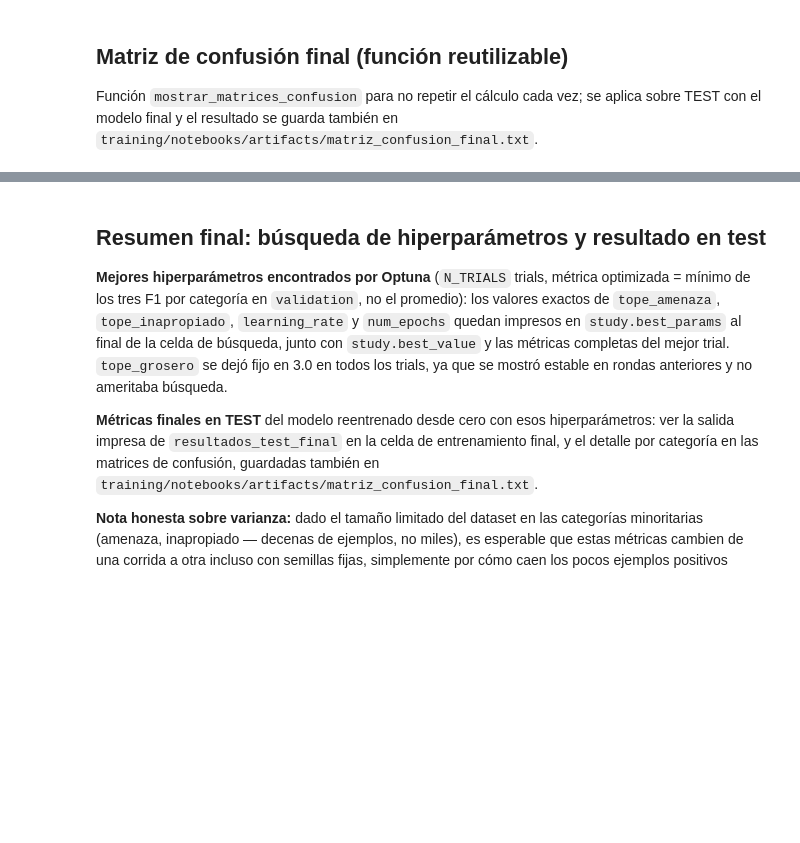
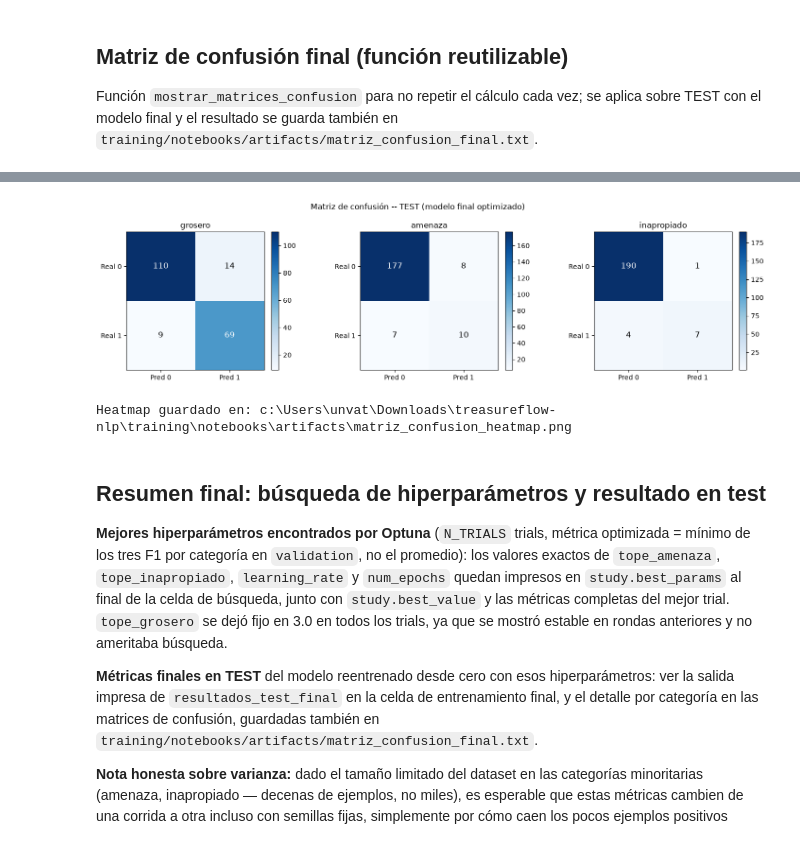
Before and after one commit to MolinaMendozaCarlosFabricio/treasureflow-nlp, a Jupyter notebook: training/notebooks/NLP_treasureflow.ipynb, the cells around one changed output, grey strips where cells are left out. Drawn from its saved outputs; the diff is of its cells as text; code cells hidden in the pictures; blank space fills up the shorter version.

Commit message:
feat: Matriz de confusión con datos de prueba externos

```diff
--- a/training/notebooks/NLP_treasureflow.ipynb
+++ b/training/notebooks/NLP_treasureflow.ipynb
@@ -1390,0 +1366,13 @@ Matrices guardadas en: c:\Users\unvat\Downloads\treasureflow-nlp\training\notebo
+# %%
+# La aplicamos sobre TEST con el modelo final ya reentrenado, y guardamos
+# el resultado en un archivo de texto plano para el reporte del proyecto.
+ARTIFACTS_DIR = PROJECT_ROOT / "training" / "notebooks" / "artifacts"
+ARTIFACTS_DIR.mkdir(parents=True, exist_ok=True)
+
+texto_matrices_test, matrices_test = mostrar_matrices_confusion(
+    trainer, dataset_tokenizado["test"], "TEST (modelo final optimizado)"
+)
+
+ruta_matriz_txt = ARTIFACTS_DIR / "matriz_confusion_final.txt"
+ruta_matriz_txt.write_text(texto_matrices_test, encoding="utf-8")
+print(f"\nMatrices guardadas en: {ruta_matriz_txt}")
@@ -1391,3 +1406,53 @@ Matrices guardadas en: c:\Users\unvat\Downloads\treasureflow-nlp\training\notebo
+# %%
+import matplotlib.pyplot as plt
+
+
+def graficar_heatmap_matrices_confusion(matrices, nombre_split):
+    """Dibuja un heatmap 2x2 por categoria a partir de las matrices ya
+    calculadas por mostrar_matrices_confusion (mismo dato, complementa la
+    version en texto plano). Guarda la figura en artifacts/ y la muestra.
+    """
+    fig, ejes = plt.subplots(1, len(LABEL_COLUMNS), figsize=(5 * len(LABEL_COLUMNS), 4))
+    if len(LABEL_COLUMNS) == 1:
+        ejes = [ejes]
+
+    columnas = ["Pred 0", "Pred 1"]
+    filas = ["Real 0", "Real 1"]
+
+    for ax, nombre, matriz in zip(ejes, LABEL_COLUMNS, matrices):
+        im = ax.imshow(matriz, cmap="Blues")
+
+        ax.set_xticks(range(2))
+        ax.set_xticklabels(columnas)
+        ax.set_yticks(range(2))
+        ax.set_yticklabels(filas)
+        ax.set_title(nombre)
+
+        # Texto blanco sobre celdas oscuras, negro sobre celdas claras.
+        valor_medio = matriz.max() / 2
+        for fila in range(2):
+            for col in range(2):
+                valor = matriz[fila, col]
+                color_texto = "white" if valor > valor_medio else "black"
+                ax.text(col, fila, str(valor), ha="center", va="center",
+                        color=color_texto, fontsize=12)
+
+        fig.colorbar(im, ax=ax, fraction=0.046, pad=0.04)
+
+    fig.suptitle(f"Matriz de confusión -- {nombre_split}")
+    fig.tight_layout()
+
+    ruta_heatmap = ARTIFACTS_DIR / "matriz_confusion_heatmap.png"
+    fig.savefig(ruta_heatmap, dpi=150, bbox_inches="tight")
+    plt.show()
+
+    print(f"Heatmap guardado en: {ruta_heatmap}")
+
+
+graficar_heatmap_matrices_confusion(matrices_test, "TEST (modelo final optimizado)")
+# %% [output]
+[figure, added]
+Heatmap guardado en: c:\Users\unvat\Downloads\treasureflow-nlp\training\notebooks\artifacts\matriz_confusion_heatmap.png
 # %% [markdown]
 ## Resumen final: búsqueda de hiperparámetros y resultado en test
 
```
Also changed, not shown: parts of 13 cells of this notebook, 1 other file.
